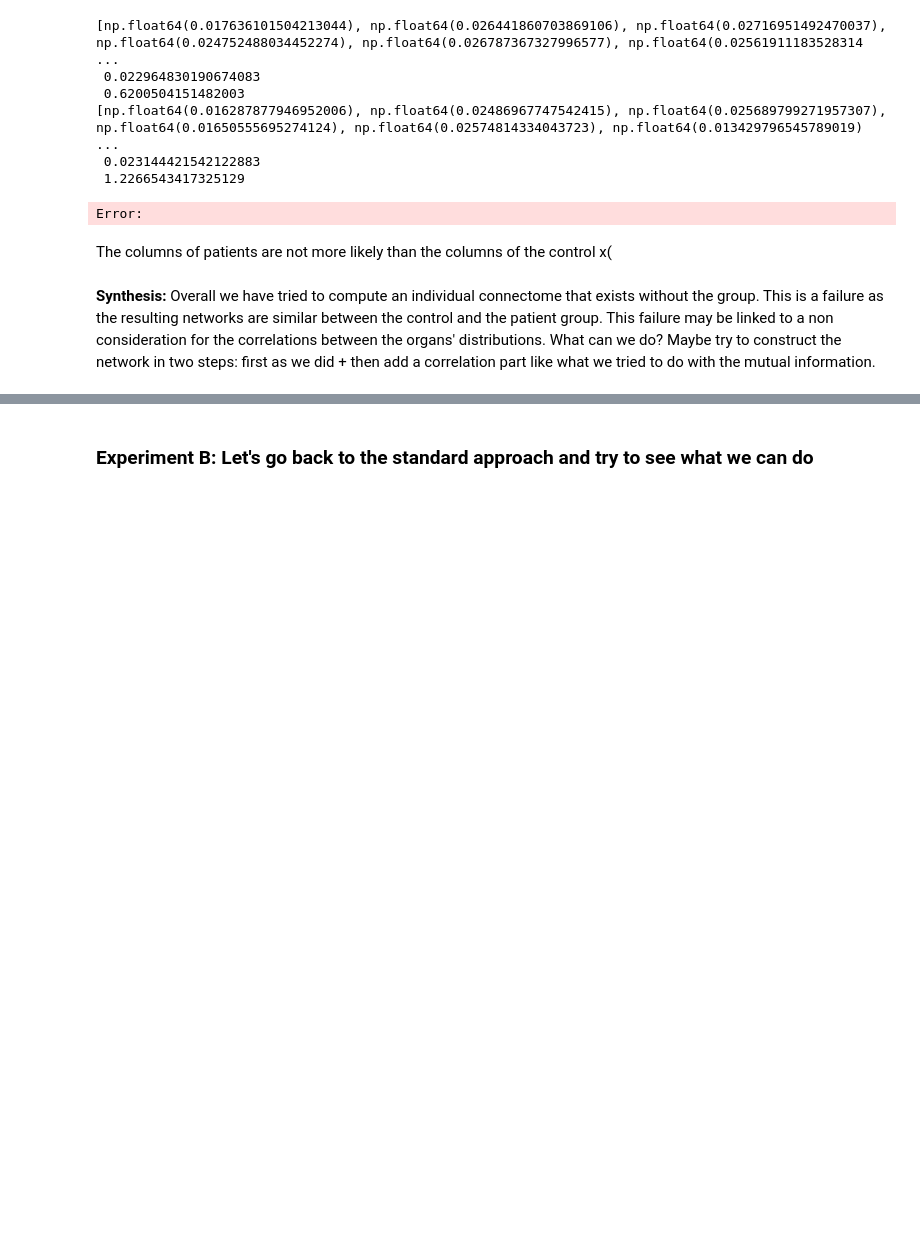
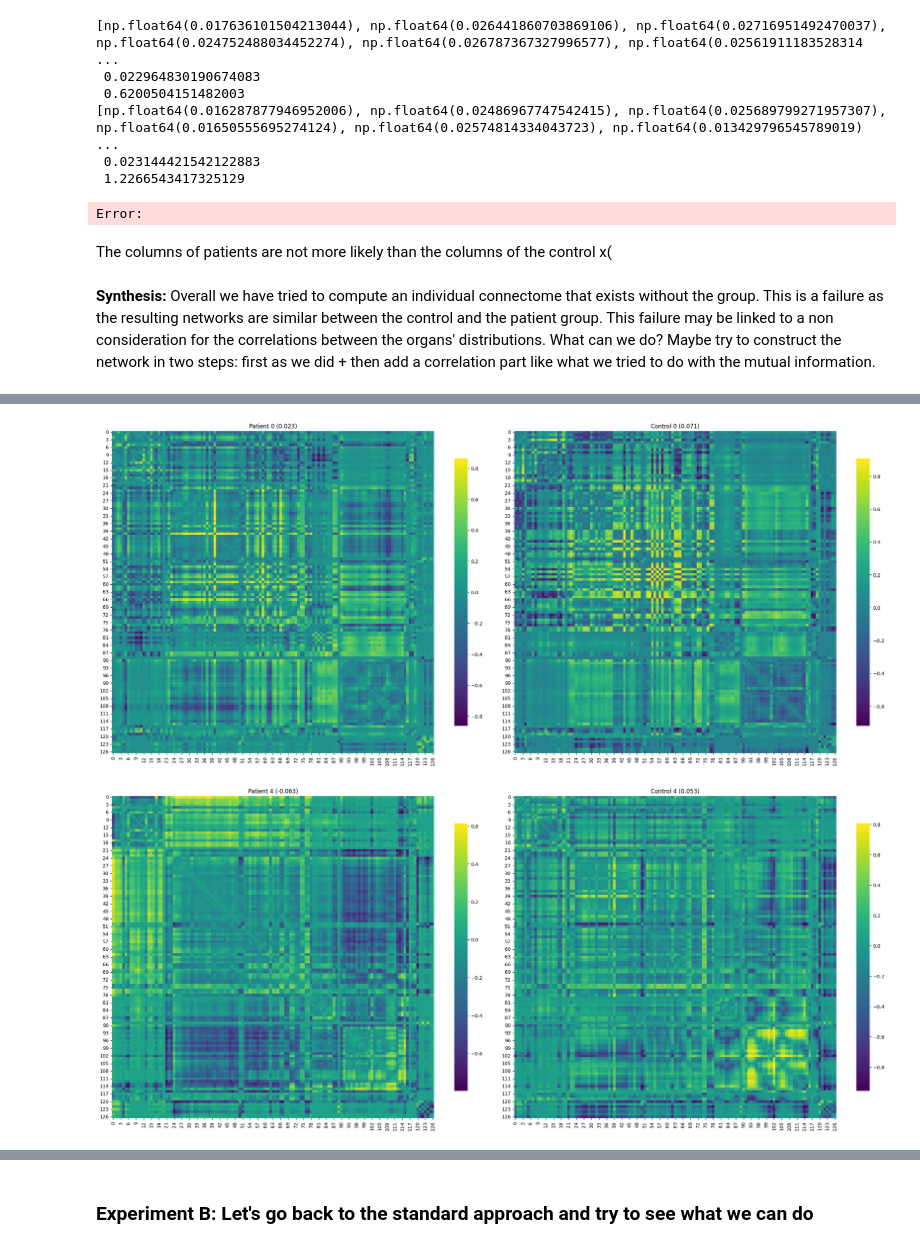
Before and after one commit to Aldric-L/Connectomes-MVA, a Jupyter notebook: exploration.ipynb, the cells around one changed output, grey strips where cells are left out. Drawn from its saved outputs; the diff is of its cells as text; code cells hidden in the pictures; blank space fills up the shorter version.

```diff
--- a/exploration.ipynb
+++ b/exploration.ipynb
@@ -601,0 +911,6 @@ The columns of patients are not more likely than the columns of the control x(
+# %%
+plot_correlogram(distance_to_ref_patients[0], distance_to_ref_controls[0], titles=[f"Patient 0 ({np.mean(distance_to_ref_patients[0]):.3f})", f"Control 0 ({np.mean((np.abs(distance_to_ref_controls)**2)[0]):.3f})"])
+plot_correlogram(distance_to_ref_patients[4], distance_to_ref_controls[4], titles=[f"Patient 4 ({np.mean(distance_to_ref_patients[4]):.3f})", f"Control 4 ({np.mean((np.abs(distance_to_ref_controls)**2)[4]):.3f})"])
+# %% [output]
+[figure, added]
+[figure, added]
```
Also changed, not shown: parts of 32 cells of this notebook, 7 other files.
